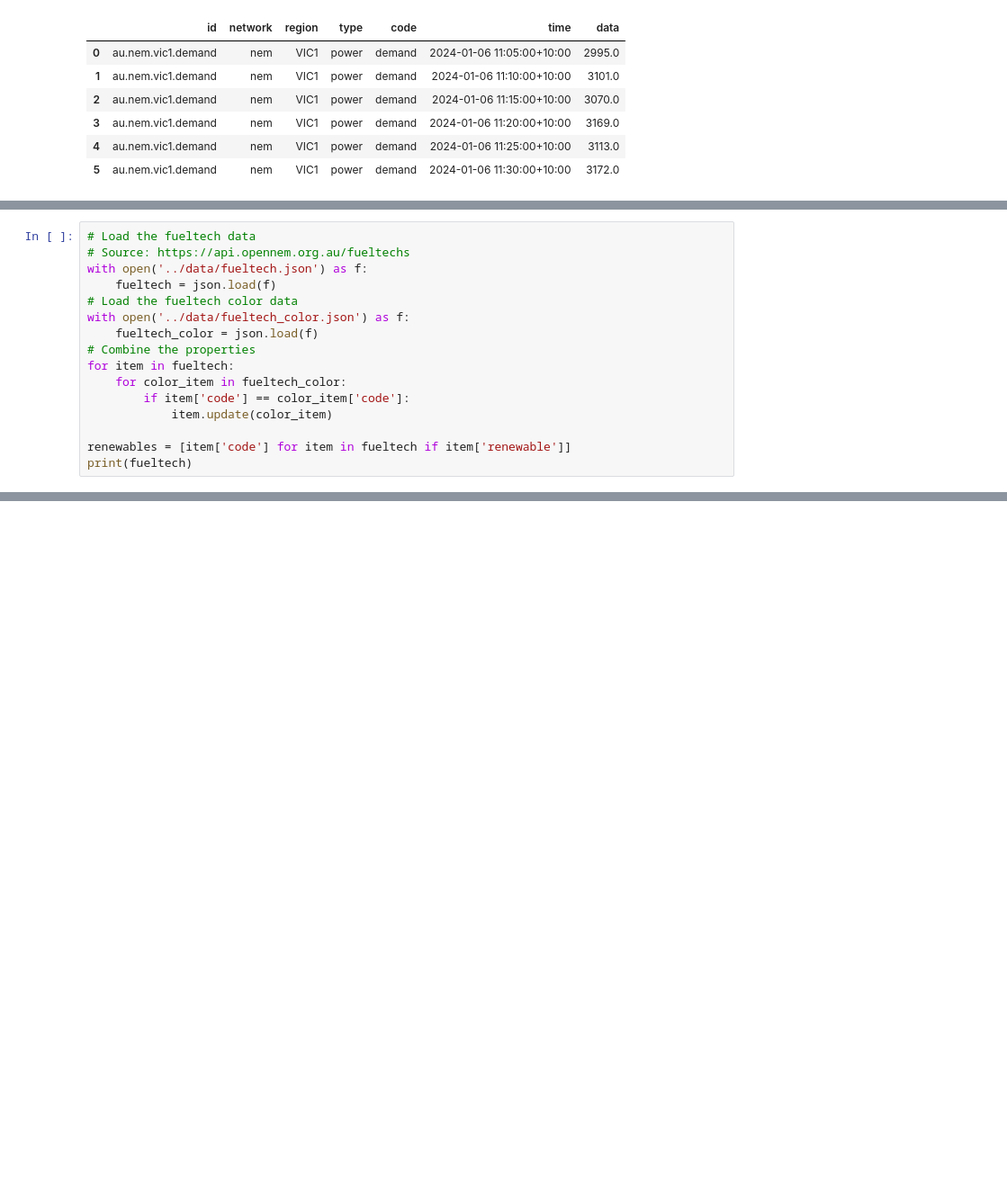
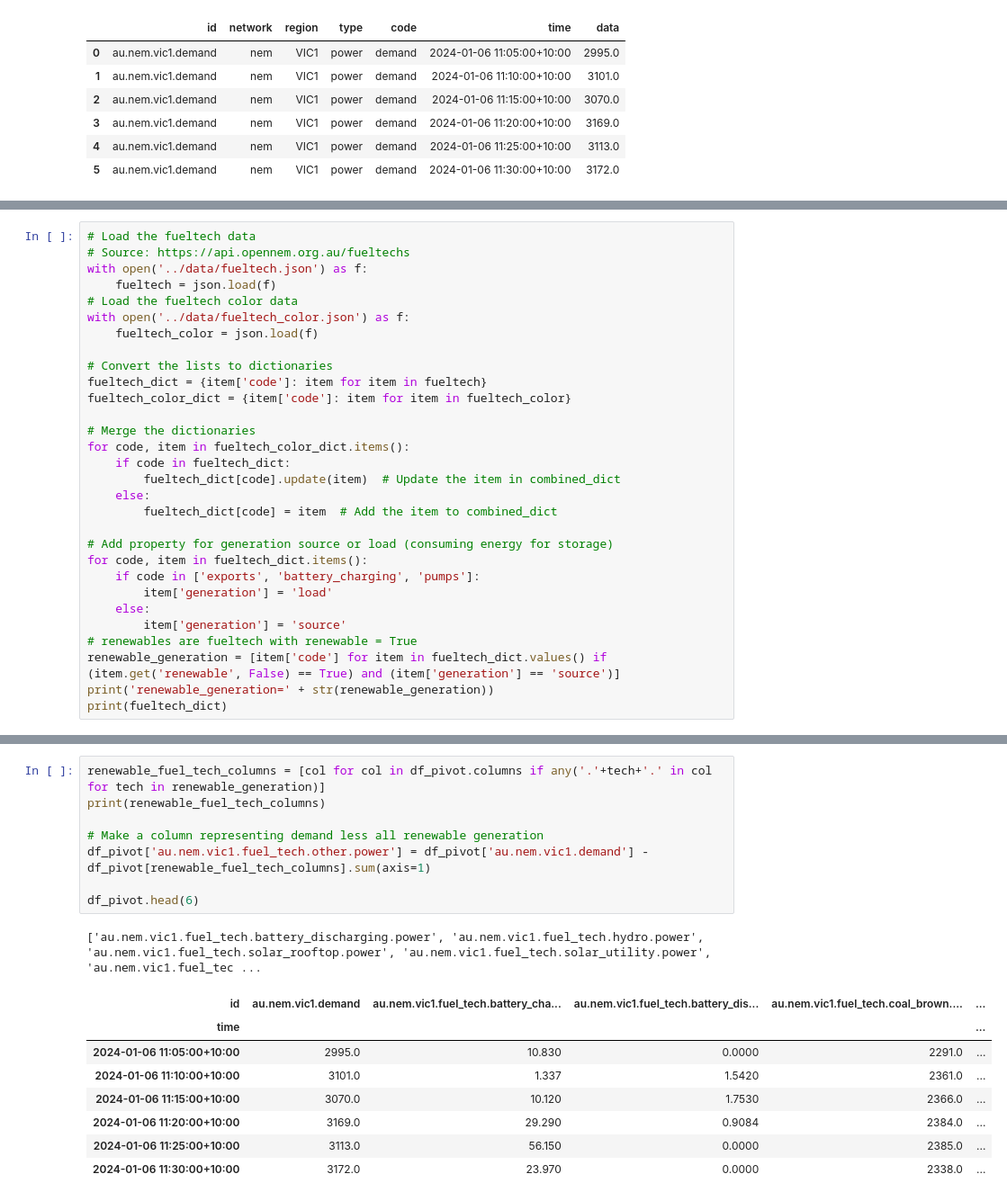
Before and after one commit to mikejonestechno/energy, a Jupyter notebook: notebooks/opennem.ipynb, the cells around one changed output, grey strips where cells are left out. Shown at 90% size. Cells and saved outputs as stored; diff of their text form; blank space fills up the shorter version.

```diff
--- a/notebooks/opennem.ipynb
+++ b/notebooks/opennem.ipynb
@@ -84,12 +91,26 @@ with open('../data/fueltech.json') as f:
 # Load the fueltech color data
 with open('../data/fueltech_color.json') as f:
     fueltech_color = json.load(f)
-# Combine the properties
-for item in fueltech:
-    for color_item in fueltech_color:
-        if item['code'] == color_item['code']:
-            item.update(color_item)
 
-renewables = [item['code'] for item in fueltech if item['renewable']]
-print(fueltech)
+# Convert the lists to dictionaries
+fueltech_dict = {item['code']: item for item in fueltech}
+fueltech_color_dict = {item['code']: item for item in fueltech_color}
+
+# Merge the dictionaries
+for code, item in fueltech_color_dict.items():
+    if code in fueltech_dict:
+        fueltech_dict[code].update(item)  # Update the item in combined_dict
+    else:
+        fueltech_dict[code] = item  # Add the item to combined_dict
+
+# Add property for generation source or load (consuming energy for storage)
+for code, item in fueltech_dict.items():
+    if code in ['exports', 'battery_charging', 'pumps']:
+        item['generation'] = 'load'
+    else:
+        item['generation'] = 'source'
+# renewables are fueltech with renewable = True
+renewable_generation = [item['code'] for item in fueltech_dict.values() if (item.get('renewable', False) == True) and (item['generation'] == 'source')]
+print('renewable_generation=' + str(renewable_generation))
+print(fueltech_dict)
 # %% [output]
@@ -138,0 +119,18 @@ for patch in ax.patches:
+# %%
+renewable_fuel_tech_columns = [col for col in df_pivot.columns if any('.'+tech+'.' in col for tech in renewable_generation)]
+print(renewable_fuel_tech_columns)
+
+# Make a column representing demand less all renewable generation
+df_pivot['au.nem.vic1.fuel_tech.other.power'] = df_pivot['au.nem.vic1.demand'] - df_pivot[renewable_fuel_tech_columns].sum(axis=1)
+
+df_pivot.head(6)
+# %% [output]
+['au.nem.vic1.fuel_tech.battery_discharging.power', 'au.nem.vic1.fuel_tech.hydro.power', 'au.nem.vic1.fuel_tech.solar_rooftop.power', 'au.nem.vic1.fuel_tech.solar_utility.power', 'au.nem.vic1.fuel_tec ...
+| id | au.nem.vic1.demand | au.nem.vic1.fuel_tech.battery_cha... | au.nem.vic1.fuel_tech.battery_dis... | au.nem.vic1.fuel_tech.coal_brown.... | ... |
+| time |  |  |  |  | ... |
+| 2024-01-06 11:05:00+10:00 | 2995.0 | 10.830 | 0.0000 | 2291.0 | ... |
+| 2024-01-06 11:10:00+10:00 | 3101.0 | 1.337 | 1.5420 | 2361.0 | ... |
+| 2024-01-06 11:15:00+10:00 | 3070.0 | 10.120 | 1.7530 | 2366.0 | ... |
+| 2024-01-06 11:20:00+10:00 | 3169.0 | 29.290 | 0.9084 | 2384.0 | ... |
+| 2024-01-06 11:25:00+10:00 | 3113.0 | 56.150 | 0.0000 | 2385.0 | ... |
+| 2024-01-06 11:30:00+10:00 | 3172.0 | 23.970 | 0.0000 | 2338.0 | ... |
```
Also changed, not shown: parts of 5 cells of this notebook, 2 other files.
